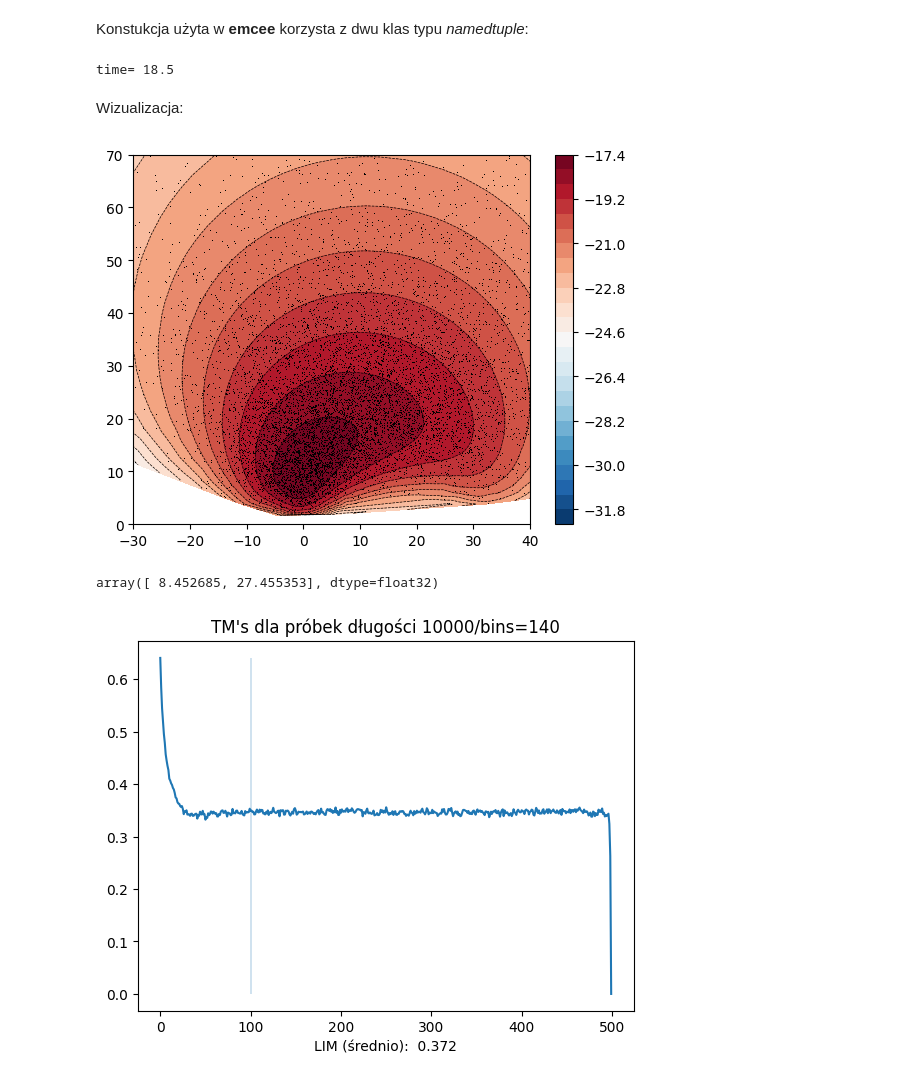
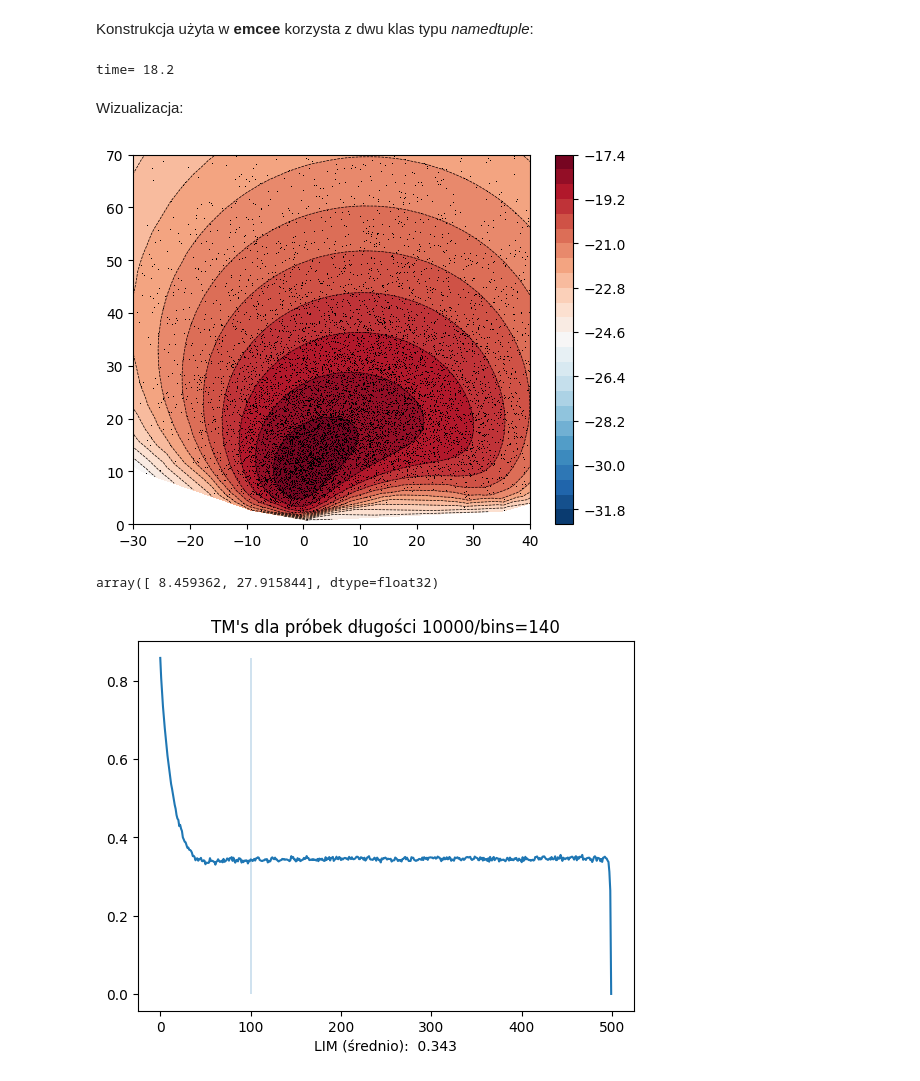
Before and after one commit to GrzegorzAndrzejczak/Programowanie-w-Pythonie, a Jupyter notebook: CASE_lighthouse_emcee.ipynb, the cells around one changed output. Saved outputs shown, nothing was run; the diff lists cells and outputs as text; code cells hidden in the pictures.

```diff
--- a/CASE_lighthouse_emcee.ipynb
+++ b/CASE_lighthouse_emcee.ipynb
@@ -39,4 +59,4 @@ nburn = 100  # "burn-in" period to let chains stabilize
 nsteps = 500  # number of MCMC steps to take - czyli zostaje 200:1000
 
 # we'll start at random locations
-starting_guesses = np.random.rand(nwalkers, ndim)*20
+starting_guesses = np.random.rand(nwalkers, ndim)*10
@@ -69,7 +85,7 @@ def update(old_state, new_state, accepted_, subset=None):
 _random = np.random.RandomState(42)   # for repeatability
 random_state = _random.__getstate__()
 # %% [markdown]
-Konstukcja użyta w **emcee** korzysta z dwu klas typu *namedtuple*:
+Konstrukcja użyta w **emcee** korzysta z dwu klas typu *namedtuple*:
 # %%
 from collections import namedtuple
 from copy import deepcopy
@@ -91,7 +107,7 @@ chain = np.empty((nsteps, nwalkers, ndim), dtype=np.float32)
 t0=time_ns()
 for i in range(nsteps):
     # propose wg RedBlueMove.propose(self, model, state):
-    # Split the ensemble in 100/or half and iterate over these parts.
+    # Split the ensemble in 100/or halves and iterate over these parts.
     nsplits = 2; randomize_split = True
     accepted = np.zeros(nwalkers, dtype=bool)
     all_inds = np.arange(nwalkers)
@@ -125,7 +141,7 @@ for i in range(nsteps):
 t1=time_ns()
 print(f'time={(t1-t0)/10**9:5.1f}')
 # %% [output]
-time= 18.5
+time= 18.2
 # %% [markdown]
 Wizualizacja:
 # %%
@@ -146,31 +162,31 @@ ax.set_ylim(0,70);
 plt.show(block=False)
 sample_.mean(axis=0)    # 50000?:[ 8.288431, 28.831856]
 # %% [output]
-[figure, old version]
+[figure, new version]
-array([ 8.452685, 27.455353], dtype=float32)
+array([ 8.459362, 27.915844], dtype=float32)
 # %%
 # czas na ocenę TM-dist...
 bins = 140
 Hb, xb, yb = np.histogram2d(*sample.T, bins=bins, density=True, range=np.asarray([[-70,70],[0,140]]))    #
 # for k in np.arange(1,lastN//2000)* 2000:
 #     path_ = paths[k, :rozmS].T
 #     H_, _, _ = np.histogram2d(*path_, bins=bins, density=True, range=np.asarray([[-70, 70], [0, 140]]))  # density=True,
 #     tm_ = np.abs(H_ - Hb).sum()/2*(140/bins)**2
 #     print(f'{k:4}: {tm_:6.3f}')
 lastN = 500
 n_rang = np.arange(lastN)
 tm_vals = np.empty_like(n_rang, dtype=np.float32)
 for i,k in enumerate(n_rang):    # * 100:
     path_ = chain[k].T  #-------!!!!!!!!!!
     H_, _, _ = np.histogram2d(*path_, bins=bins, density=True, range=np.asarray([[-70, 70], [0, 140]]))  # density=True,
     tm_ = np.abs(H_ - Hb).sum()/2
     # print(f'{k:4}: {tm_:6.3f}')
     tm_vals[i] = tm_
 tm_vals *= (140/bins)**2   # podział na 100^2 zamiast 140^2
 fig, ax0 = plt.subplots()
 ax0.plot(n_rang, tm_vals)
 ax0.vlines(nburn, 0, tm_vals[0],lw=.3)
 ax0.set_title(f"TM's dla próbek długości {nwalkers}/bins={bins}")
-ax0.set_xlabel(f"LIM (średnio): {tm_vals[10:30].mean():6.3f}");    # 100: 0.174,  140: 0.232
+ax0.set_xlabel(f"LIM (średnio): {tm_vals[nburn-10:nburn+60].mean():6.3f}");    # 100: 0.174,  140: 0.232
 # %% [output]
-[figure, old version]
+[figure, new version]
```
Also changed, not shown: parts of 3 cells of this notebook.
